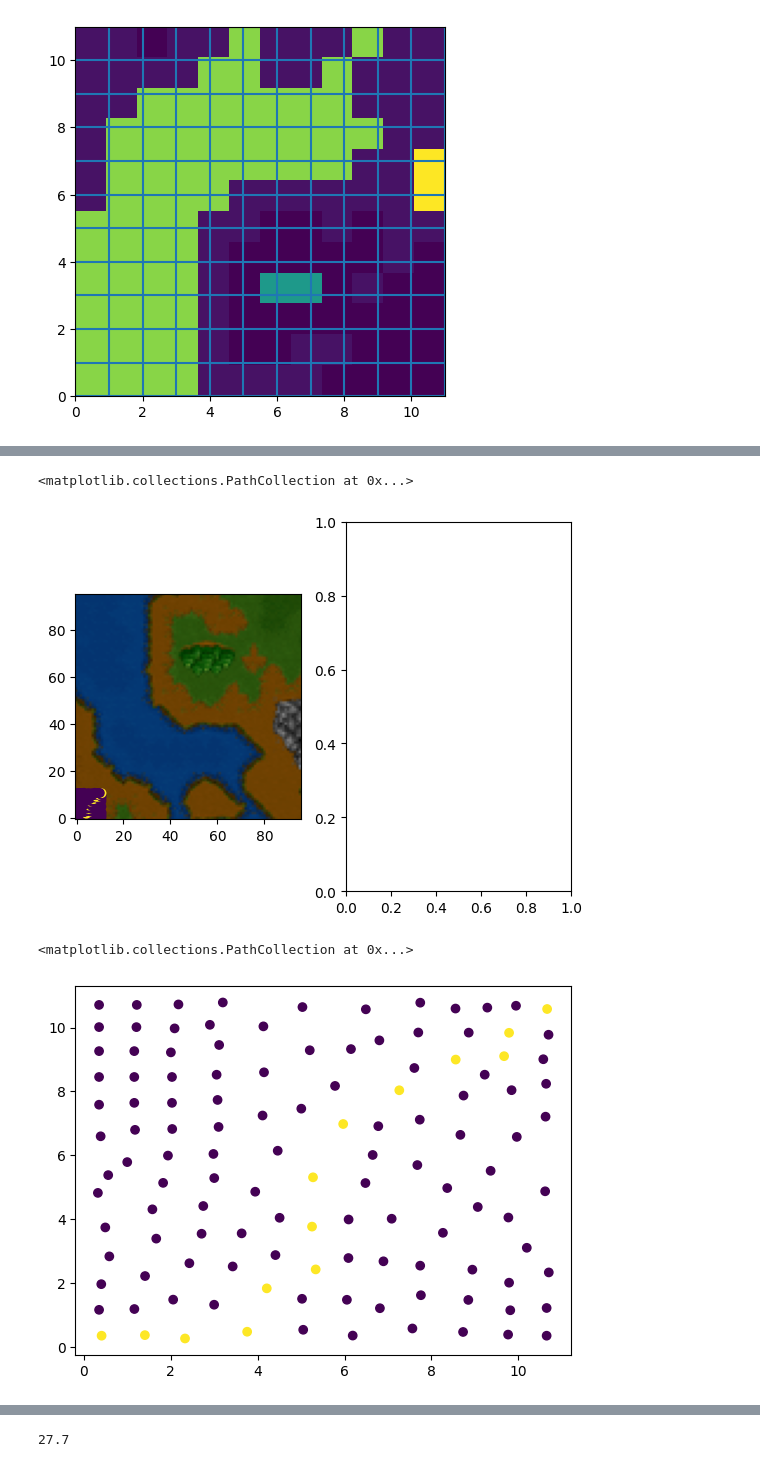
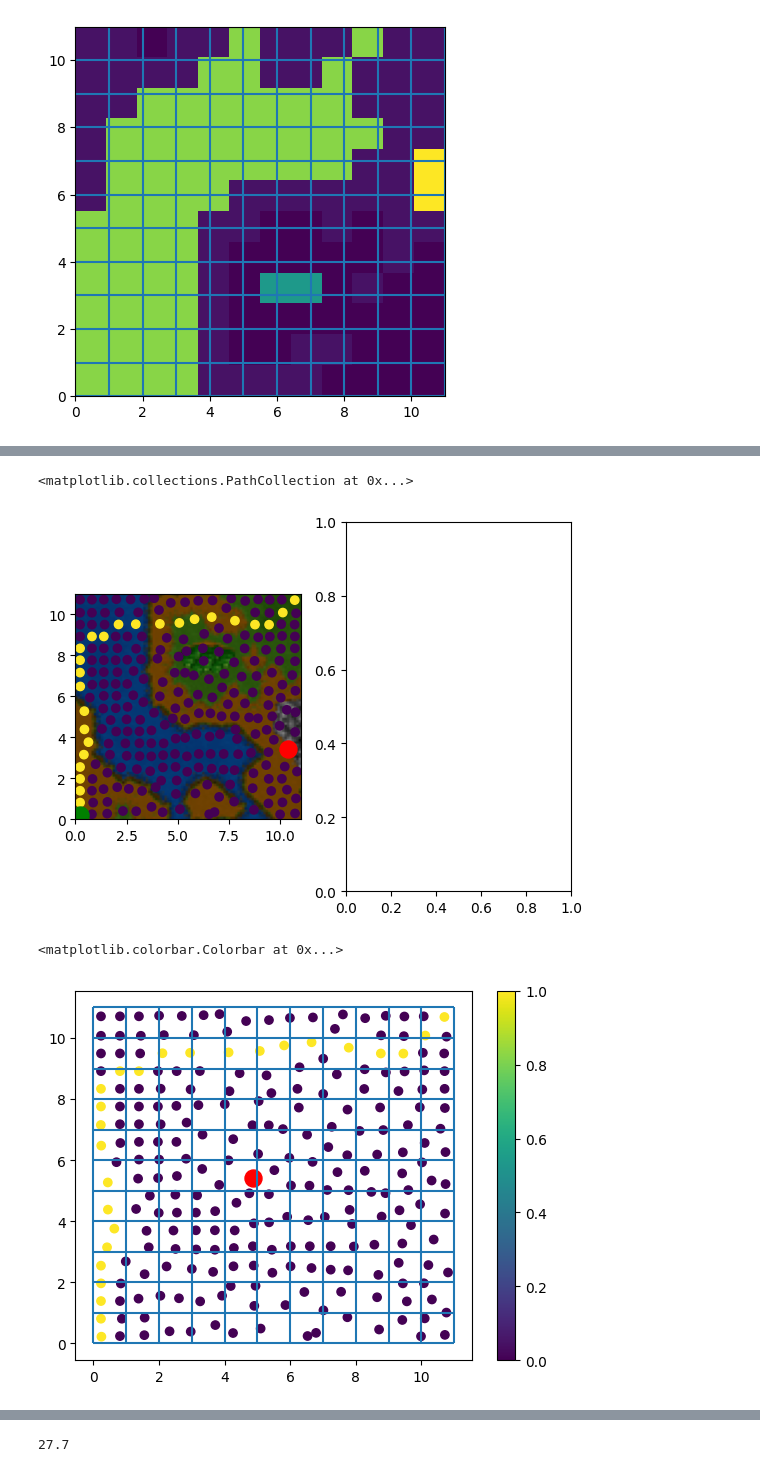
Before and after one commit to aavashsubedi/masters_project, a Jupyter notebook: notebooks/generate_labels_three.ipynb, the cells around one changed output, grey strips where cells are left out. Cells and saved outputs as stored; diff of their text form; code cells hidden in the pictures.

```diff
--- a/notebooks/generate_labels_three.ipynb
+++ b/notebooks/generate_labels_three.ipynb
@@ -63,7 +88,8 @@ def path_to_graph(centroids, label, sensitivity=0.25,
 # %%
 
 
-def convert_image_to_graph(image, num_segments, label, compactness=10, sigma=0.0):
+def convert_image_to_graph(image, num_segments, label, compactness=10, sigma=0.0,
+                           weight_image=None):
     """
     We have an image of size 12x12. We want to convert this into a graph
     where the nodes are the pixels. The edges are the pixels that are adjacent
@@ -76,7 +102,7 @@ def convert_image_to_graph(image, num_segments, label, compactness=10, sigma=0.0
     #the nodes are the pixels in the image
     segments = slic(image, n_segments=num_segments, compactness=compactness,
                      sigma=sigma,
-                    enforce_connectivity=True)
+                    enforce_connectivity=True, )
     #this actually means that the centroids
     new_image = np.zeros((96, 96, 3))
 
@@ -92,14 +118,18 @@ def convert_image_to_graph(image, num_segments, label, compactness=10, sigma=0.0
 
     #plot boundaries and new image side by side
     fig, axs = plt.subplots(1,2)
-    axs[0].imshow(boundaries)
-    axs[1].imshow(new_image)
+    axs[0].imshow(boundaries, origin="lower")
+    axs[1].imshow(new_image, origin="lower")
     #axs[1].scatter([92.5], [3], c="red")
     axs[1].scatter([3], [92.5], c="red")
+    axs[1].scatter([3.5], [3], c="red")
 
     plt.show();
     rag = sk_graph.rag_mean_color(new_image, segments)
     regions = regionprops(segments)
+    #plot the RAG graph
+    nx.draw(rag, with_labels=True)
+
     i = 0
     for region in regions:
         #currently we get (y, x ), changing to be (x, y)
@@ -126,7 +156,7 @@ def convert_image_to_graph(image, num_segments, label, compactness=10, sigma=0.0
 
     #for testing:
     for i in range(data.labels.shape[0]):
-        if i > 114:
+        if i > 114 or i == 0:
             print(data.centroid[i], data.labels[i], 255*data.mean_color[i])
 
     #We can flip this here if we want
@@ -139,7 +169,8 @@ def convert_image_to_graph(image, num_segments, label, compactness=10, sigma=0.0
     region_bc = boundaries
     axs[1].scatter(92.5, 3, s=100)
     data.centroid_in_path_raw =  path_to_graph(data["centroid"], label)
+    #data = path_to_graph_two(data, weight_image)
     return data, region_bc
 
-data, bc = convert_image_to_graph(image, 200, label=label, compactness=10, sigma=0.0)
+data, bc = convert_image_to_graph(image, 400, label=label, compactness=10, sigma=0.0)
 # %% [output]
@@ -192,10 +247,16 @@ def path_to_graph_two(graph, weight_image):
     distances = torch.norm(graph.centroid, dim=1)
     #find the index of the maximum distance
     target = torch.argmax(distances).item()
+    source = torch.argmin(distances).item()
     x = data.centroid_values
     graph.x = x
     nx_graph = pyg.utils.to_networkx(graph)
-    path = nx.shortest_path(nx_graph, source=0, target=target)
+    def custom_lookup(starting_node, ending_node, edge_attr):
+        result = graph.centroid_values[ending_node]
+        return result
+        # return 1 + graph.x[ending_node]
+    path = nx.shortest_path(nx_graph, source=source, target=target, weight=custom_lookup)
+    print(target, source)
 
     # path is a set of integers, we want to create a tensor
     #where the path is 1 and the rest is 0 of size target
@@ -303,19 +368,27 @@ plt.colorbar()
 #plot the centroids with the weights as the color
 #plt.imshow(weights, extent=[0, 11, 0, 11] )
 fig, axs = plt.subplots(1,2)
-axs[0].imshow(im, origin="lower")
+axs[0].imshow(im, origin="lower", extent=[0, 11, 0, 11] )
 axs[0].scatter(data.centroid[:, 0], data.centroid[:, 1],
              c=data.centroid_in_path.numpy())
+axs[0].scatter(data.centroid[72, 0], data.centroid[72, 1], c="red", s=150)
+axs[0].scatter(data.centroid[0, 0], data.centroid[0, 1], c="green", s=150)
 # %% [output]
 <matplotlib.collections.PathCollection at 0x...>
-[figure, old version]
+[figure, new version]
 # %%
 plt.scatter(data.centroid[:, 0], data.centroid[:, 1],
             c=data.centroid_in_path.numpy(), cmap="viridis")
+plt.scatter(data.centroid[115, 0], data.centroid[115, 1], c="red", s=150)
+
+#plot x and y lines at every interval
+plt.vlines(np.arange(0, 12), ymin=0, ymax=11)
+plt.hlines(np.arange(0, 12), xmin=0, xmax=11)
+plt.colorbar()
 #flip the y-axis
 #flip the y-axis
 #plt.gca().invert_yaxis()
 #plot the centroids with the weights as the color
 # %% [output]
-<matplotlib.collections.PathCollection at 0x...>
+<matplotlib.colorbar.Colorbar at 0x...>
-[figure, old version]
+[figure, new version]
```
Also changed, not shown: parts of 15 cells of this notebook, 15 other files.
